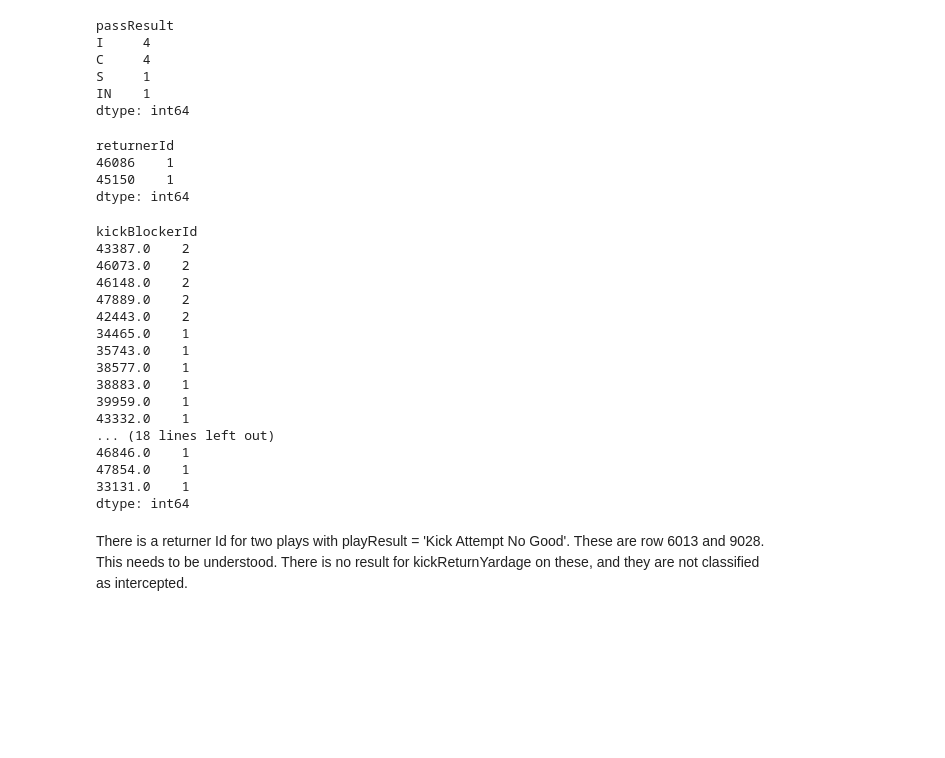
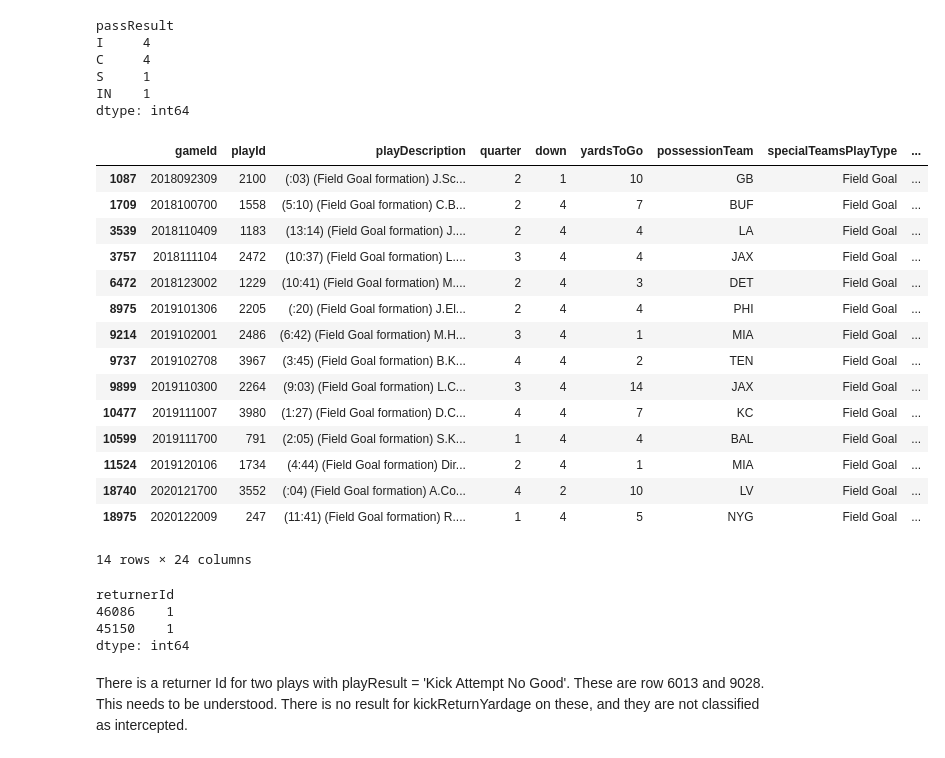
Before and after one commit to egrace479/NFL-BDB-2022, a Jupyter notebook: Field_Goal.ipynb, the cells around one changed output. Cells and saved outputs as stored; diff of their text form; code cells hidden in the pictures; blank space fills up the shorter version.

```diff
--- a/Field_Goal.ipynb
+++ b/Field_Goal.ipynb
@@ -109,6 +156,26 @@ C     4
 S     1
 IN    1
 dtype: int64
+# %%
+play_fieldgoal.loc[play_fieldgoal['specialTeamsResult']=='Non-Special Teams Result']
+#Verified that 'passResult' is not null only in the case of a Non-Special Teams Result
+# %% [output]
+|  | gameId | playId | playDescription | quarter | down | yardsToGo | possessionTeam | specialTeamsPlayType | ... |
+| 1087 | 2018092309 | 2100 | (:03) (Field Goal formation) J.Sc... | 2 | 1 | 10 | GB | Field Goal | ... |
+| 1709 | 2018100700 | 1558 | (5:10) (Field Goal formation) C.B... | 2 | 4 | 7 | BUF | Field Goal | ... |
+| 3539 | 2018110409 | 1183 | (13:14) (Field Goal formation) J.... | 2 | 4 | 4 | LA | Field Goal | ... |
+| 3757 | 2018111104 | 2472 | (10:37) (Field Goal formation) L.... | 3 | 4 | 4 | JAX | Field Goal | ... |
+| 6472 | 2018123002 | 1229 | (10:41) (Field Goal formation) M.... | 2 | 4 | 3 | DET | Field Goal | ... |
+| 8975 | 2019101306 | 2205 | (:20) (Field Goal formation) J.El... | 2 | 4 | 4 | PHI | Field Goal | ... |
+| 9214 | 2019102001 | 2486 | (6:42) (Field Goal formation) M.H... | 3 | 4 | 1 | MIA | Field Goal | ... |
+| 9737 | 2019102708 | 3967 | (3:45) (Field Goal formation) B.K... | 4 | 4 | 2 | TEN | Field Goal | ... |
+| 9899 | 2019110300 | 2264 | (9:03) (Field Goal formation) L.C... | 3 | 4 | 14 | JAX | Field Goal | ... |
+| 10477 | 2019111007 | 3980 | (1:27) (Field Goal formation) D.C... | 4 | 4 | 7 | KC | Field Goal | ... |
+| 10599 | 2019111700 | 791 | (2:05) (Field Goal formation) S.K... | 1 | 4 | 4 | BAL | Field Goal | ... |
+| 11524 | 2019120106 | 1734 | (4:44) (Field Goal formation) Dir... | 2 | 4 | 1 | MIA | Field Goal | ... |
+| 18740 | 2020121700 | 3552 | (:04) (Field Goal formation) A.Co... | 4 | 2 | 10 | LV | Field Goal | ... |
+| 18975 | 2020122009 | 247 | (11:41) (Field Goal formation) R.... | 1 | 4 | 5 | NYG | Field Goal | ... |
+14 rows × 24 columns
 # %%
 play_fieldgoal.value_counts('returnerId')
 # %% [output]
@@ -116,26 +183,6 @@ returnerId
 46086    1
 45150    1
 dtype: int64
-# %%
-play_fieldgoal.value_counts('kickBlockerId')
-# %% [output]
-kickBlockerId
-43387.0    2
-46073.0    2
-46148.0    2
-47889.0    2
-42443.0    2
-34465.0    1
-35743.0    1
-38577.0    1
-38883.0    1
-39959.0    1
-43332.0    1
-... (18 lines left out)
-46846.0    1
-47854.0    1
-33131.0    1
-dtype: int64
 # %% [markdown]
 There is a returner Id for two plays with playResult = 'Kick Attempt No Good'. These are row 6013 and 9028. This needs to be understood. There is no result for kickReturnYardage on these, and they are not classified as intercepted.
 # %%
```
Also changed, not shown: parts of 18 cells of this notebook.
